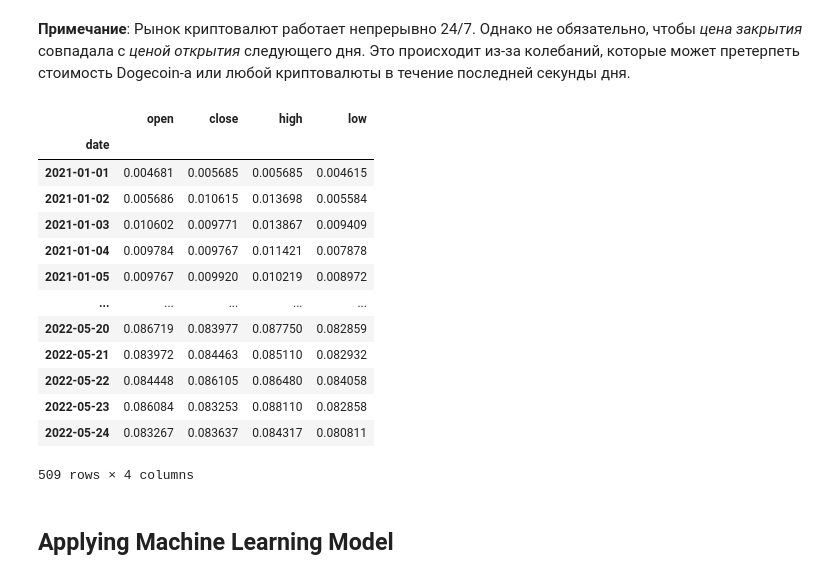
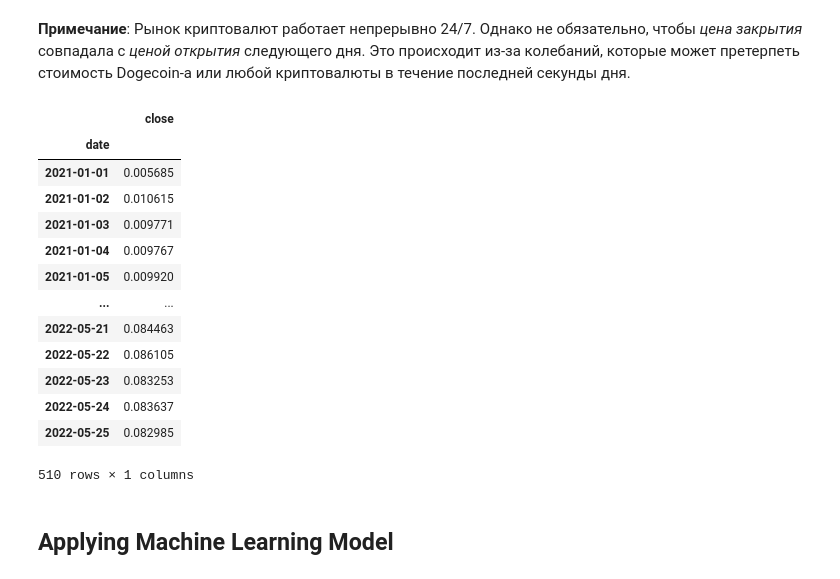
Before and after one commit to Dima12101/cryptocurrency_price_prediction, a Jupyter notebook: price_prediction.ipynb, the cells around one changed output. Drawn from its saved outputs; the diff is of its cells as text; code cells hidden in the pictures.

```diff
--- a/price_prediction.ipynb
+++ b/price_prediction.ipynb
@@ -69,28 +71,31 @@ data
 # %%
 # Data preparation
 # ==============================================================================
 data['date'] = pd.to_datetime(data['Date'], format='%Y-%m-%d %H:%M:%S')
-data = data.loc[:, ['date', 'Open', 'Close', 'High', 'Low']]
-data = data.rename({'Open': 'open', 'Close': 'close', 'High': 'high', 'Low': 'low'},
-                    axis=1)
+# data = data.loc[:, ['date', 'Open', 'Close', 'High', 'Low']]
+# data = data.rename({'Open': 'open', 'Close': 'close', 'High': 'high', 'Low': 'low'},
+#                     axis=1)
+data = data.loc[:, ['date', 'Close']]
+data = data.rename({'Close': 'close'},
+                     axis=1)
 data = data.set_index('date')
 data = data.sort_index(ascending=True)
 data
 # %% [output]
-|  | open | close | high | low |
-| date |  |  |  |  |
-| 2021-01-01 | 0.004681 | 0.005685 | 0.005685 | 0.004615 |
-| 2021-01-02 | 0.005686 | 0.010615 | 0.013698 | 0.005584 |
-| 2021-01-03 | 0.010602 | 0.009771 | 0.013867 | 0.009409 |
-| 2021-01-04 | 0.009784 | 0.009767 | 0.011421 | 0.007878 |
-| 2021-01-05 | 0.009767 | 0.009920 | 0.010219 | 0.008972 |
-| ... | ... | ... | ... | ... |
-| 2022-05-20 | 0.086719 | 0.083977 | 0.087750 | 0.082859 |
-| 2022-05-21 | 0.083972 | 0.084463 | 0.085110 | 0.082932 |
-| 2022-05-22 | 0.084448 | 0.086105 | 0.086480 | 0.084058 |
-| 2022-05-23 | 0.086084 | 0.083253 | 0.088110 | 0.082858 |
-| 2022-05-24 | 0.083267 | 0.083637 | 0.084317 | 0.080811 |
+|  | close |
+| date |  |
+| 2021-01-01 | 0.005685 |
+| 2021-01-02 | 0.010615 |
+| 2021-01-03 | 0.009771 |
+| 2021-01-04 | 0.009767 |
+| 2021-01-05 | 0.009920 |
+| ... | ... |
+| 2022-05-21 | 0.084463 |
+| 2022-05-22 | 0.086105 |
+| 2022-05-23 | 0.083253 |
+| 2022-05-24 | 0.083637 |
+| 2022-05-25 | 0.082985 |
-509 rows × 4 columns
+510 rows × 1 columns
 # %% [markdown]
 ## Applying Machine Learning Model
 # %% [markdown]
```
Also changed, not shown: parts of 15 cells of this notebook.
